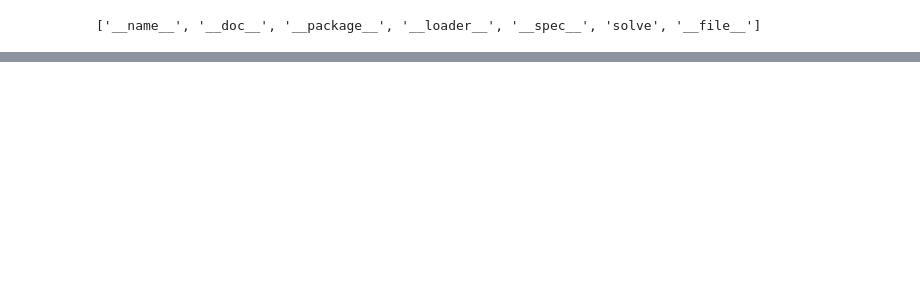
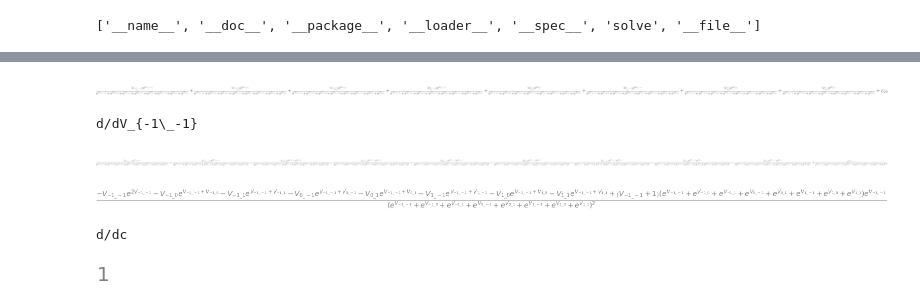
Before and after one commit to pac48/thesis_nerf, a Jupyter notebook: nerf_ws/src/laplacian/notebooks/test.ipynb, the cells around one changed output, grey strips where cells are left out. Cells and saved outputs as stored; diff of their text form; code cells hidden in the pictures; blank space fills up the shorter version.

```diff
--- a/nerf_ws/src/laplacian/notebooks/test.ipynb
+++ b/nerf_ws/src/laplacian/notebooks/test.ipynb
@@ -129,0 +138,34 @@ array([[False, False,  True, ..., False,  True, False],
+# %%
+import sympy
+from sympy import *
+
+Vs = [symbols('V_{'+f'{i}\_{j}' +'}') for i in [-1,0,1] for j in [-1,0,1] if i!=0 or j!=0]
+V = symbols(f'V00')
+c = symbols(f'c00')
+init_printing(use_unicode=True, wrap_line=False)
+
+expression = c + sum([vi*exp(vi)/(sum([exp(vj) for vj in Vs])) for vi in Vs])
+expression
+# %% [output]
+[figure, added]
+# %%
+print(f'd/d{Vs[0].name}')
+derivative = diff(expression, Vs[0])
+derivative
+# %% [output]
+d/dV_{-1\_-1}
+[figure, added]
+# %%
+factor = 1/(sum([exp(vj) for vj in Vs]))
+# derivative = sympy.collect(derivative, factor)
+derivative = derivative.simplify()
+
+derivative
+# %% [output]
+[figure, added]
+# %%
+print('d/dc')
+diff(expression, c)
+# %% [output]
+d/dc
+[figure, added]
```
Also changed, not shown: parts of 10 cells of this notebook, 1 other file.
